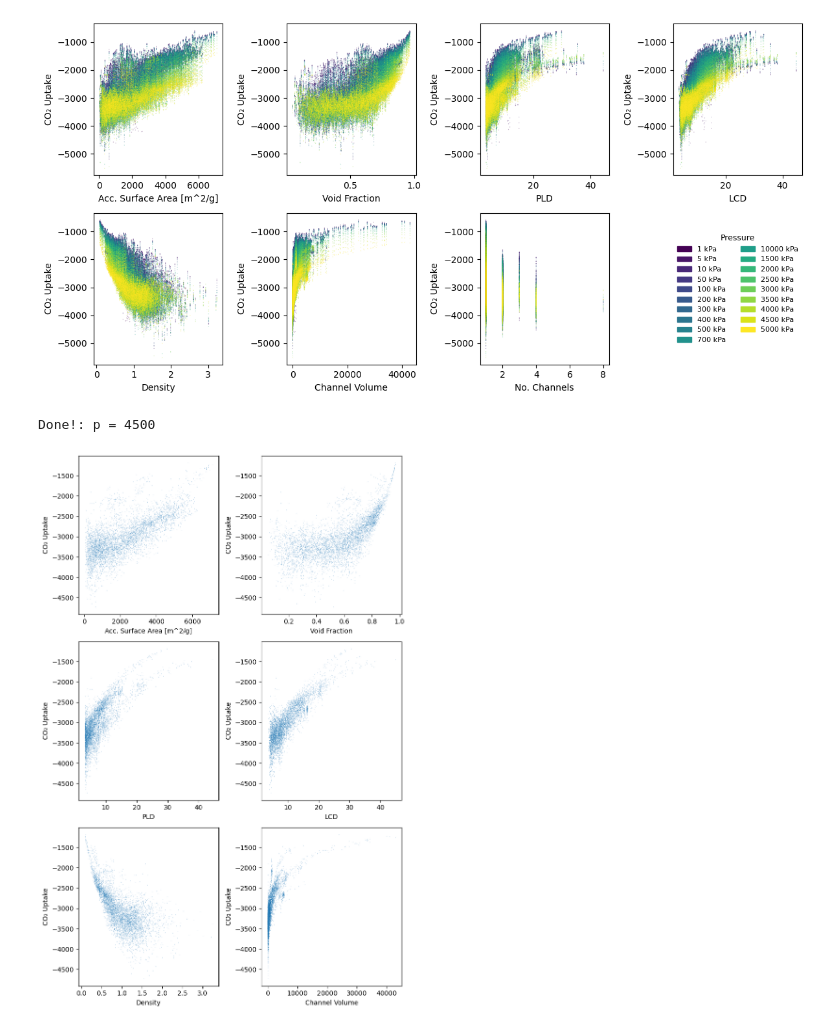
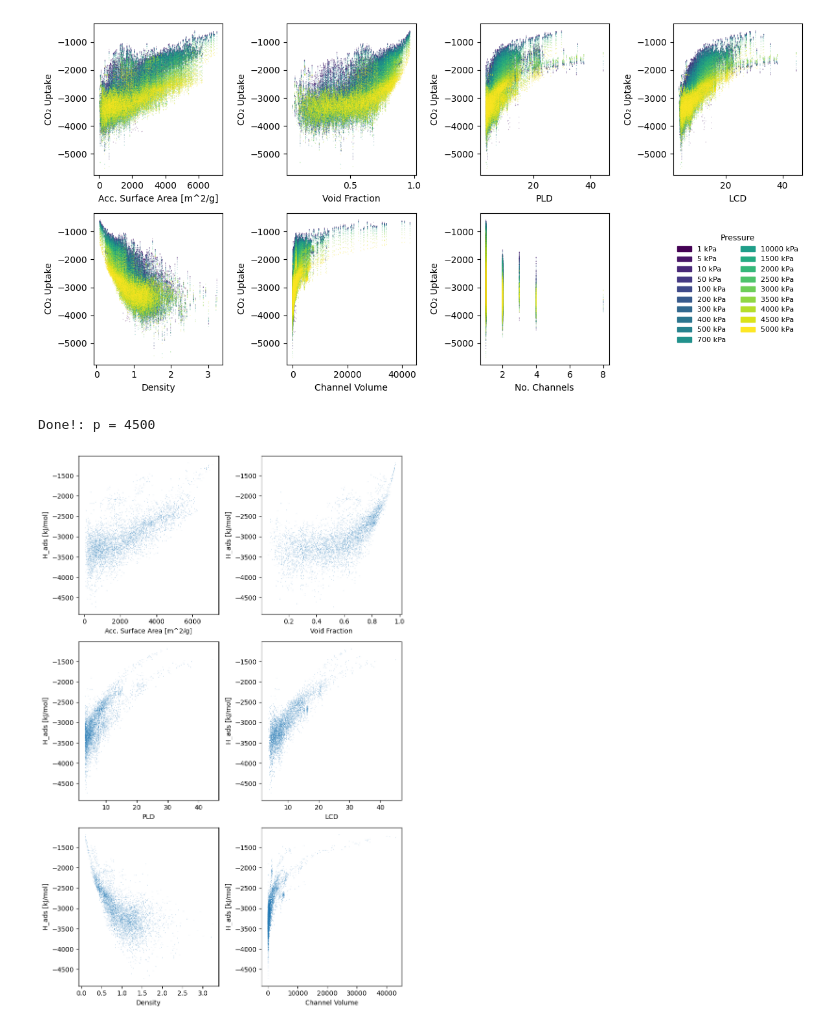
Before and after one commit to foodbanana/pykan, a Jupyter notebook: github/workflows/Hyein/qmof_isotherm_data.ipynb, the cells around one changed output. Drawn from its saved outputs; the diff is of its cells as text; code cells hidden in the pictures.

Commit message:
Fix ITHH label

```diff
--- a/github/workflows/Hyein/qmof_isotherm_data.ipynb
+++ b/github/workflows/Hyein/qmof_isotherm_data.ipynb
@@ -110,34 +110,38 @@ os.environ["KMP_DUPLICATE_LIB_OK"] = "TRUE"
 
 import matplotlib.pyplot as plt
 import numpy as np
 
 p_idx = 17
 p_val = data_pressure[p_idx]
 
 output_name = 'heat'
+output_label = 'H_ads [kJ/mol]'
+# output_name = 'isotherm'
+# output_label = 'CO₂ Uptake [g/g]'
+
 y_atP = data_H['H'][:,p_idx:p_idx+1].numpy()  # (5394, 19)
 # y_atP = data_y['isotherm'][:,p_idx:p_idx+1].numpy()  # (5394, 19)
 feat_vals = data_txt.iloc[:,1:-1].values
 feat_names = data_txt.columns.tolist()[1:-1]
 
 fig, axes = plt.subplots(3, 2, figsize=(8, 12))
 axes = axes.flatten()
 
 for idx in range(feat_vals.shape[1]):
     ax = axes[idx]
     feat_i = feat_vals[:,idx]
 
     ax.scatter(feat_i, y_atP,
                s=1, alpha=0.3, linewidths=0, rasterized=True)
     ax.set_xlabel(feat_names[idx])
-    ax.set_ylabel("CO₂ Uptake")
+    ax.set_ylabel(output_label)
 
 # axes[-1].set_visible(False)
 plt.tight_layout()
 plt.savefig(f"./data/isotherm/{output_name}_scatter_at_{p_val}.png", dpi=120)
 print(f"Done!: p = {p_val}")
 # %% [output]
 Done!: p = 4500
-[figure, old version]
+[figure, new version]
 # %%
 data_to_save = np.concatenate([feat_vals, y_atP], axis=1)
```
Also changed, not shown: parts of 1 cell of this notebook, 3 other files.
